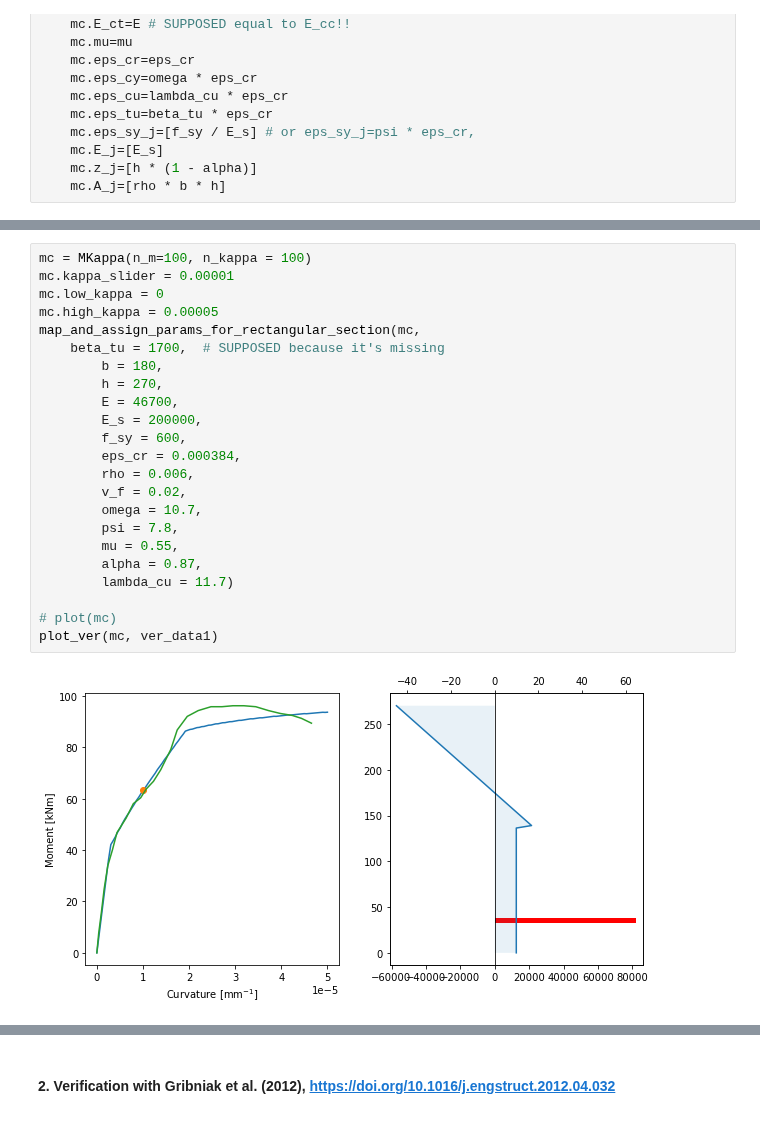
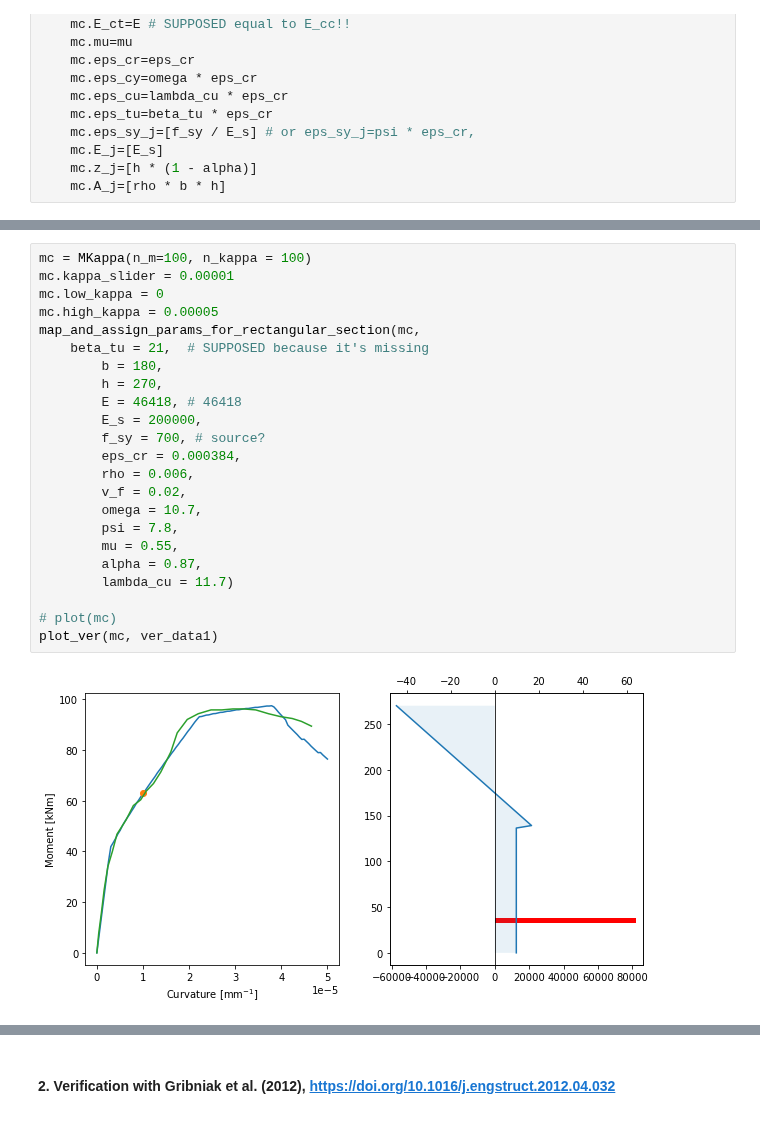
Before and after one commit to rosoba/bmcs_cross_section, a Jupyter notebook: bmcs_cross_section/mkappa/mkappa.ipynb, the cells around one changed output, grey strips where cells are left out. Saved outputs shown, nothing was run; the diff lists cells and outputs as text.

```diff
--- a/bmcs_cross_section/mkappa/mkappa.ipynb
+++ b/bmcs_cross_section/mkappa/mkappa.ipynb
@@ -98,28 +98,28 @@ k3= data['rho_09_sim_K'] * 10e-7; m3= data['rho_09_sim_M']; ver_data3 = [k3, m3]
 # %%
 mc = MKappa(n_m=100, n_kappa = 100)
 mc.kappa_slider = 0.00001
 mc.low_kappa = 0
 mc.high_kappa = 0.00005
 map_and_assign_params_for_rectangular_section(mc,
-    beta_tu = 1700,  # SUPPOSED because it's missing
+    beta_tu = 21,  # SUPPOSED because it's missing
         b = 180,
         h = 270,
-        E = 46700,
+        E = 46418, # 46418
         E_s = 200000,
-        f_sy = 600,
+        f_sy = 700, # source?
         eps_cr = 0.000384,
         rho = 0.006,
         v_f = 0.02,
         omega = 10.7,
         psi = 7.8,
         mu = 0.55,
         alpha = 0.87,
         lambda_cu = 11.7)
 
 # plot(mc)
 plot_ver(mc, ver_data1)
 # %% [output]
-[figure, old version]
+[figure, new version]
 # %%
 mc = MKappa(n_m=100, n_kappa = 100)
 mc.kappa_slider = 0.00001
```
Also changed, not shown: parts of 20 cells of this notebook.
